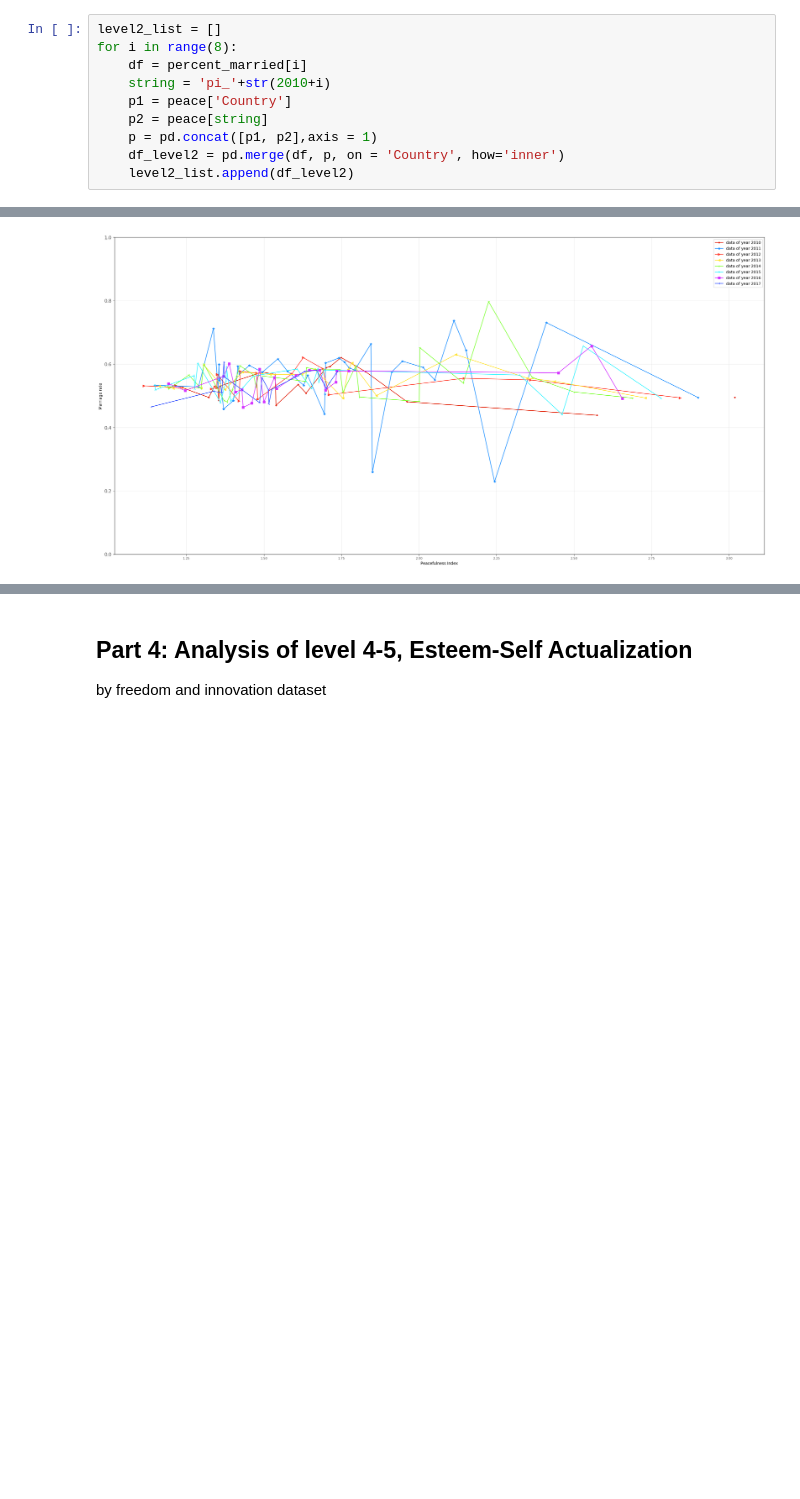
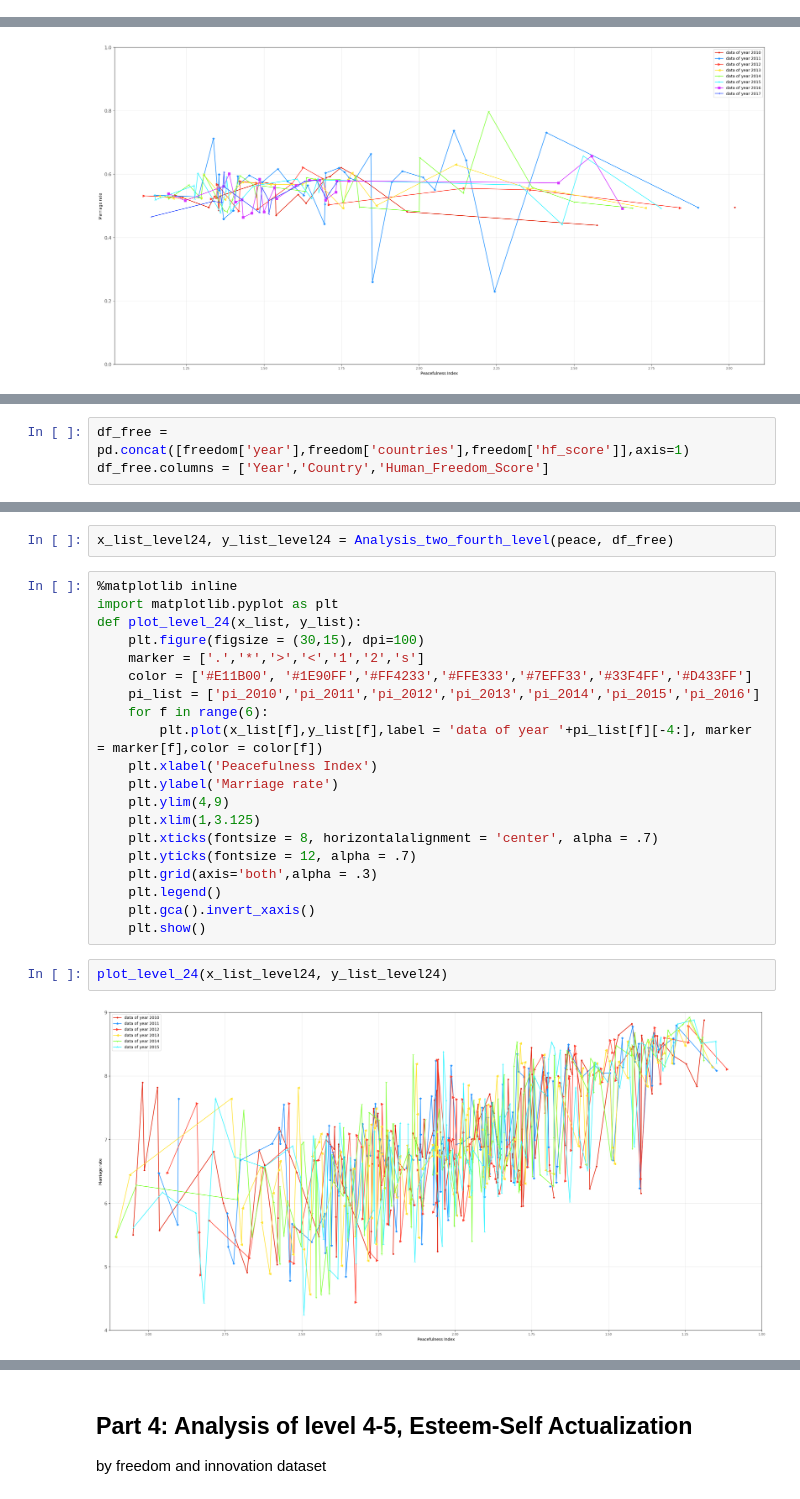
Before and after one commit to winwowin/Final_Project, a Jupyter notebook: 590PR_Final_WinYaoPhil.ipynb, the cells around one changed output, grey strips where cells are left out. Cells and saved outputs as stored; diff of their text form; blank space fills up the shorter version.

```diff
--- a/590PR_Final_WinYaoPhil.ipynb
+++ b/590PR_Final_WinYaoPhil.ipynb
@@ -439,13 +439,3 @@ def get_marriage_rate(married):
     return percent_married
 # %%
 percent_married = get_marriage_rate(married)
-# %%
-level2_list = []
-for i in range(8):
-    df = percent_married[i]
-    string = 'pi_'+str(2010+i)
-    p1 = peace['Country']
-    p2 = peace[string]
-    p = pd.concat([p1, p2],axis = 1)
-    df_level2 = pd.merge(df, p, on = 'Country', how='inner')
-    level2_list.append(df_level2)
@@ -548 +498,4 @@ plot_level_2(x_list_level2, y_list_level2)
 by married and freedom dataset
+# %%
+df_free = pd.concat([freedom['year'],freedom['countries'],freedom['hf_score']],axis=1)
+df_free.columns = ['Year','Country','Human_Freedom_Score']
@@ -548,0 +529,26 @@ by married and freedom dataset
+# %%
+x_list_level24, y_list_level24 = Analysis_two_fourth_level(peace, df_free)
+# %%
+%matplotlib inline
+import matplotlib.pyplot as plt
+def plot_level_24(x_list, y_list):
+    plt.figure(figsize = (30,15), dpi=100)
+    marker = ['.','*','>','<','1','2','s']
+    color = ['#E11B00', '#1E90FF','#FF4233','#FFE333','#7EFF33','#33F4FF','#D433FF']
+    pi_list = ['pi_2010','pi_2011','pi_2012','pi_2013','pi_2014','pi_2015','pi_2016']
+    for f in range(6):
+        plt.plot(x_list[f],y_list[f],label = 'data of year '+pi_list[f][-4:], marker = marker[f],color = color[f])
+    plt.xlabel('Peacefulness Index')
+    plt.ylabel('Marriage rate')
+    plt.ylim(4,9)
+    plt.xlim(1,3.125)
+    plt.xticks(fontsize = 8, horizontalalignment = 'center', alpha = .7)
+    plt.yticks(fontsize = 12, alpha = .7)
+    plt.grid(axis='both',alpha = .3)
+    plt.legend()
+    plt.gca().invert_xaxis()
+    plt.show()
+# %%
+plot_level_24(x_list_level24, y_list_level24)
+# %% [output]
+[figure, added]
```
Also changed, not shown: parts of 6 cells of this notebook.
